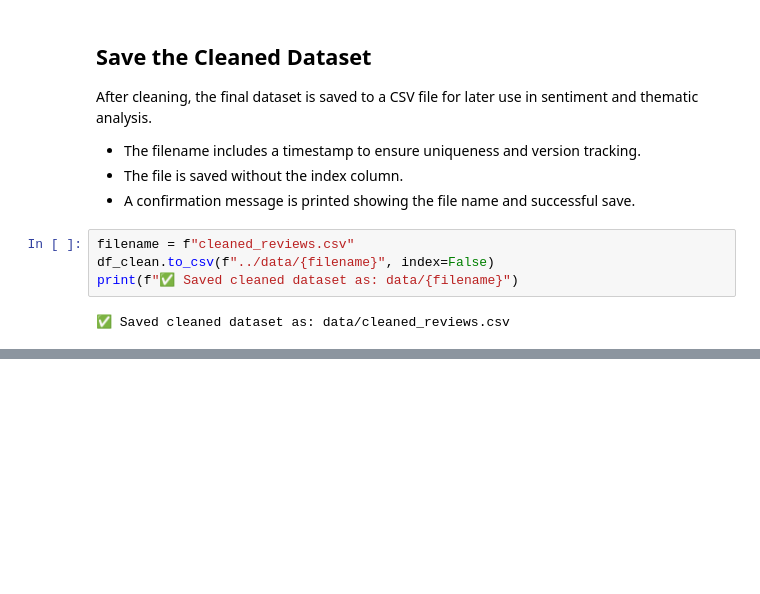
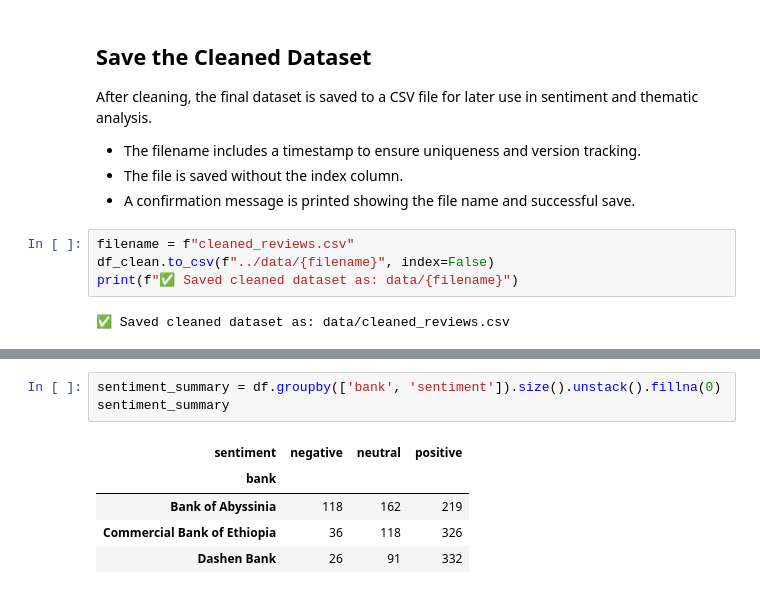
Before and after one commit to Becky-Chala/fintech-reviews-analytics, a Jupyter notebook: notebooks/task1_scraping.ipynb, the cells around one changed output, grey strips where cells are left out. Cells and saved outputs as stored; diff of their text form; blank space fills up the shorter version.

```diff
--- a/notebooks/task1_scraping.ipynb
+++ b/notebooks/task1_scraping.ipynb
@@ -121,0 +202,9 @@ print(f"✅ Saved cleaned dataset as: data/{filename}")
+# %%
+sentiment_summary = df.groupby(['bank', 'sentiment']).size().unstack().fillna(0)
+sentiment_summary
+# %% [output]
+| sentiment | negative | neutral | positive |
+| bank |  |  |  |
+| Bank of Abyssinia | 118 | 162 | 219 |
+| Commercial Bank of Ethiopia | 36 | 118 | 326 |
+| Dashen Bank | 26 | 91 | 332 |
```
Also changed, not shown: parts of 12 cells of this notebook, 2 other files.
